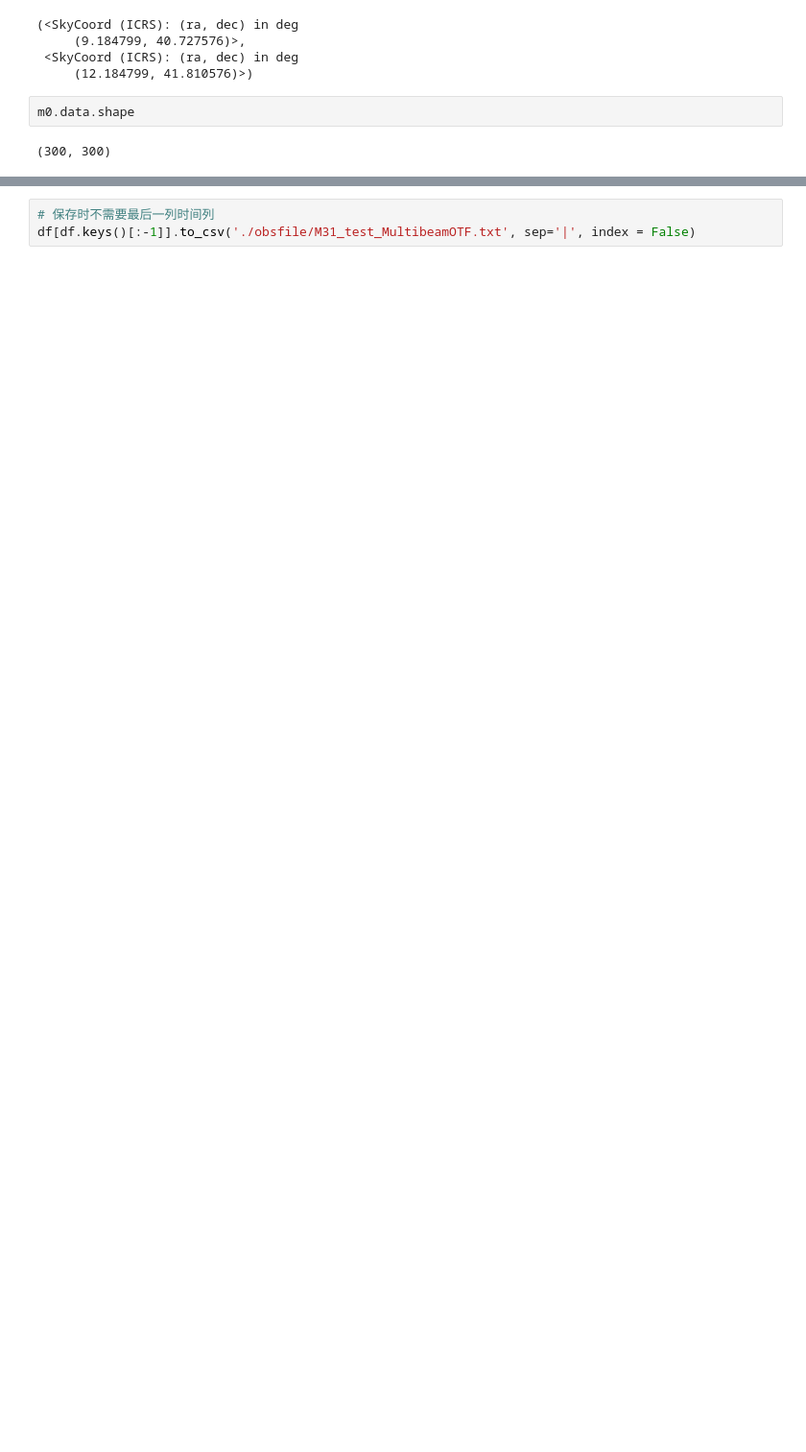
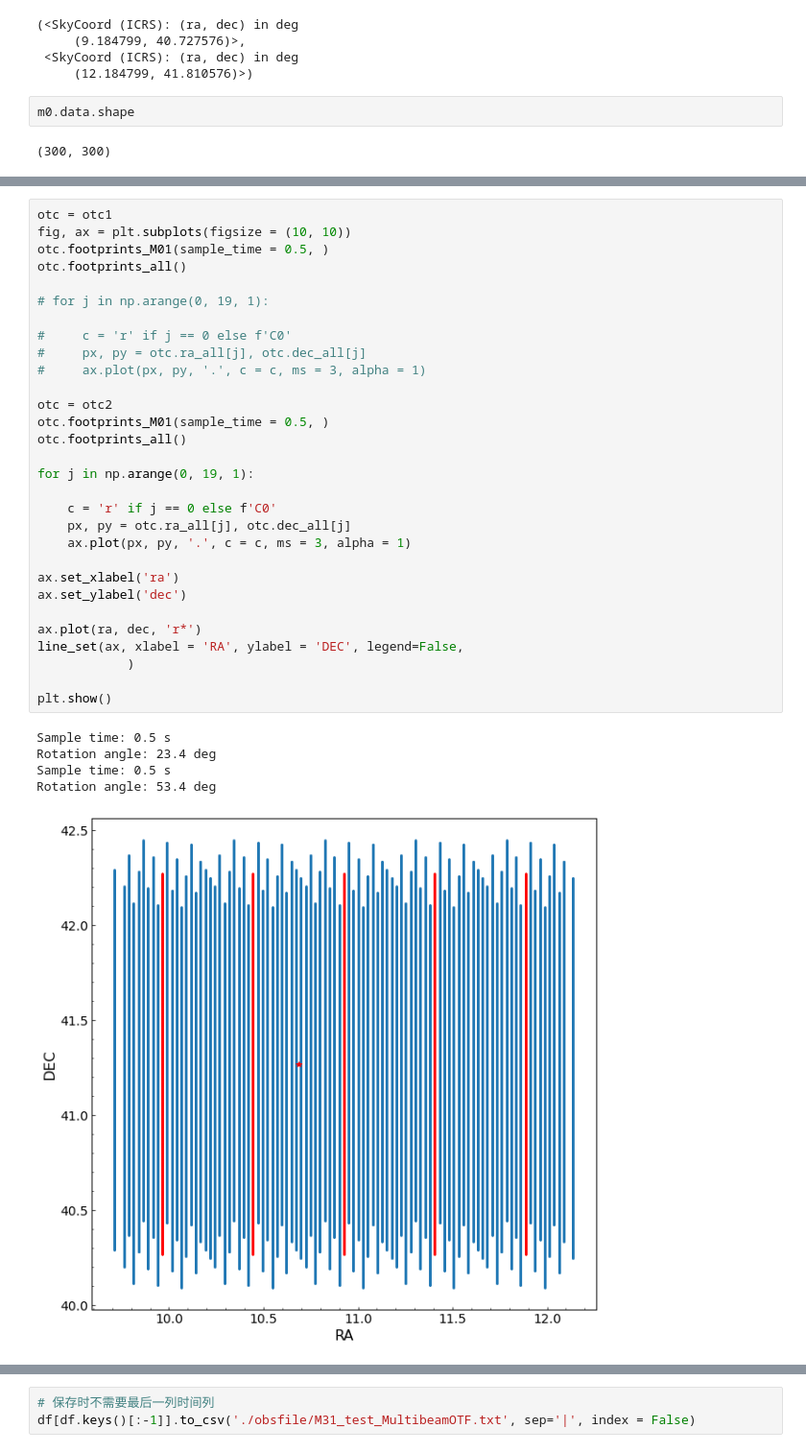
Before and after one commit to StellarXu/obshelper, a Jupyter notebook: doc/Example1_MultibeamOTF.ipynb, the cells around one changed output, grey strips where cells are left out. Shown at 96% size. Saved outputs shown, nothing was run; the diff lists cells and outputs as text; blank space fills up the shorter version.

```diff
--- a/doc/Example1_MultibeamOTF.ipynb
+++ b/doc/Example1_MultibeamOTF.ipynb
@@ -112,0 +168,36 @@ $3.1275281 \; \mathrm{deg^{2}}$
+# %%
+otc = otc1
+fig, ax = plt.subplots(figsize = (10, 10))
+otc.footprints_M01(sample_time = 0.5, )
+otc.footprints_all()
+
+# for j in np.arange(0, 19, 1):
+
+#     c = 'r' if j == 0 else f'C0'
+#     px, py = otc.ra_all[j], otc.dec_all[j]
+#     ax.plot(px, py, '.', c = c, ms = 3, alpha = 1)
+
+otc = otc2
+otc.footprints_M01(sample_time = 0.5, )
+otc.footprints_all()
+
+for j in np.arange(0, 19, 1):
+
+    c = 'r' if j == 0 else f'C0'
+    px, py = otc.ra_all[j], otc.dec_all[j]
+    ax.plot(px, py, '.', c = c, ms = 3, alpha = 1)
+
+ax.set_xlabel('ra')
+ax.set_ylabel('dec')
+
+ax.plot(ra, dec, 'r*')
+line_set(ax, xlabel = 'RA', ylabel = 'DEC', legend=False,
+            )
+
+plt.show()
+# %% [output]
+Sample time: 0.5 s
+Rotation angle: 23.4 deg
+Sample time: 0.5 s
+Rotation angle: 53.4 deg
+[figure, added]
```
Also changed, not shown: parts of 16 cells of this notebook, 2 other files.
